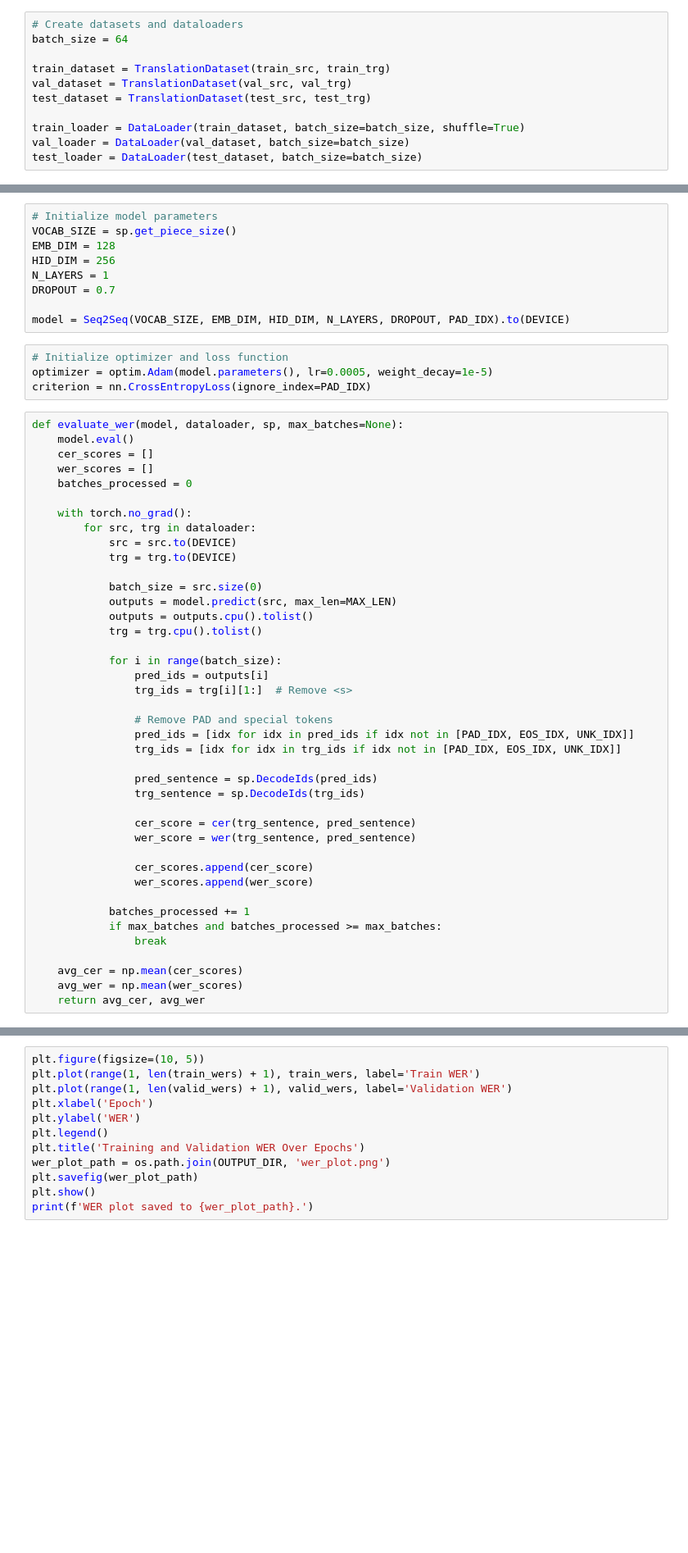
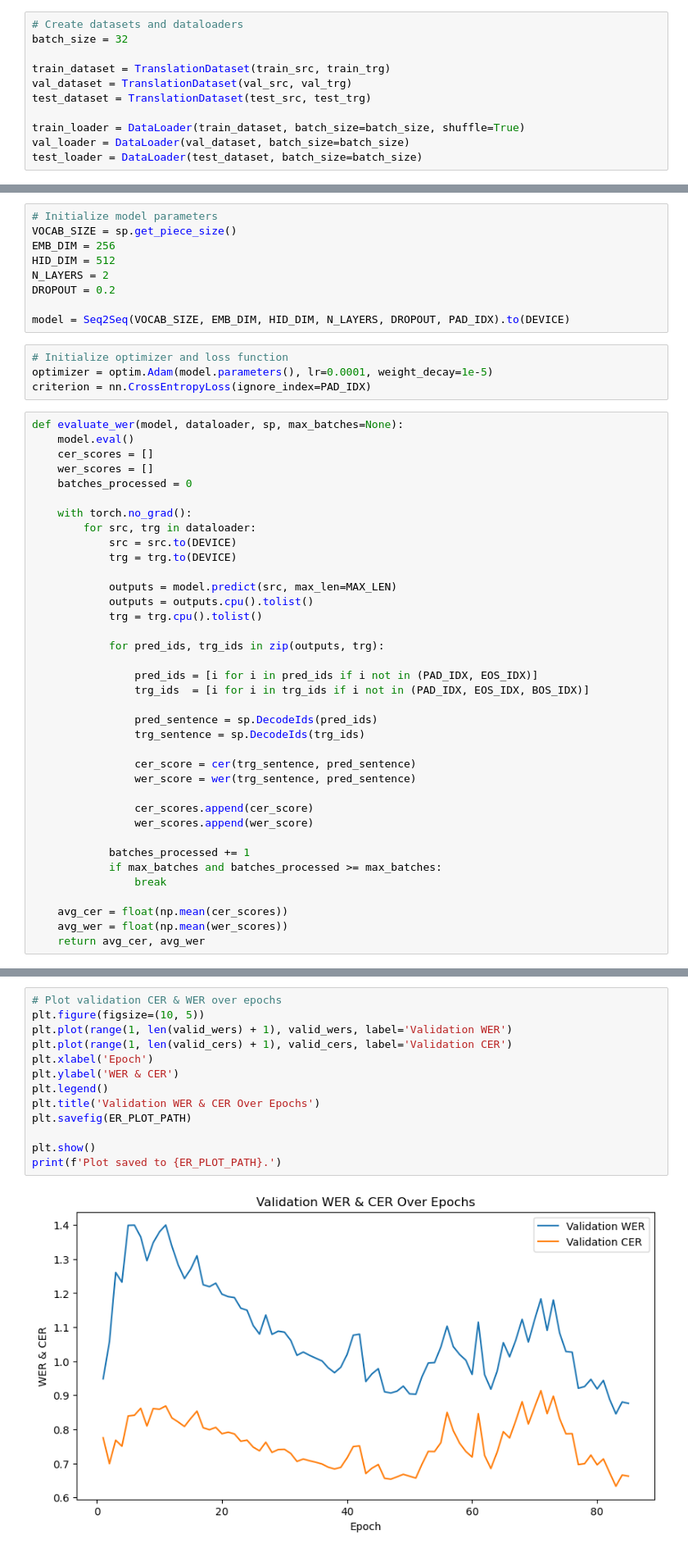
Before and after one commit to AAEA132/informal_to_formal, a Jupyter notebook: subword/lstm_subword.ipynb, the cells around one changed output, grey strips where cells are left out. Shown at 82% size. Drawn from its saved outputs; the diff is of its cells as text; blank space fills up the shorter version.

```diff
--- a/subword/lstm_subword.ipynb
+++ b/subword/lstm_subword.ipynb
@@ -181,7 +224,7 @@ class TranslationDataset(Dataset):
         return src_ids, trg_ids
 # %%
 # Create datasets and dataloaders
-batch_size = 64
+batch_size = 32
 
 train_dataset = TranslationDataset(train_src, train_trg)
 val_dataset = TranslationDataset(val_src, val_trg)
@@ -239,15 +287,15 @@ class Seq2Seq(nn.Module):
 # %%
 # Initialize model parameters
 VOCAB_SIZE = sp.get_piece_size()
-EMB_DIM = 128
-HID_DIM = 256
-N_LAYERS = 1
-DROPOUT = 0.7
+EMB_DIM = 256
+HID_DIM = 512
+N_LAYERS = 2
+DROPOUT = 0.2
 
 model = Seq2Seq(VOCAB_SIZE, EMB_DIM, HID_DIM, N_LAYERS, DROPOUT, PAD_IDX).to(DEVICE)
 # %%
 # Initialize optimizer and loss function
-optimizer = optim.Adam(model.parameters(), lr=0.0005, weight_decay=1e-5)
+optimizer = optim.Adam(model.parameters(), lr=0.0001, weight_decay=1e-5)
 criterion = nn.CrossEntropyLoss(ignore_index=PAD_IDX)
 # %%
 def evaluate_wer(model, dataloader, sp, max_batches=None):
@@ -261,18 +309,14 @@ def evaluate_wer(model, dataloader, sp, max_batches=None):
             src = src.to(DEVICE)
             trg = trg.to(DEVICE)
 
-            batch_size = src.size(0)
             outputs = model.predict(src, max_len=MAX_LEN)
             outputs = outputs.cpu().tolist()
             trg = trg.cpu().tolist()
 
-            for i in range(batch_size):
-                pred_ids = outputs[i]
-                trg_ids = trg[i][1:]  # Remove <s>
+            for pred_ids, trg_ids in zip(outputs, trg):
 
-                # Remove PAD and special tokens
-                pred_ids = [idx for idx in pred_ids if idx not in [PAD_IDX, EOS_IDX, UNK_IDX]]
-                trg_ids = [idx for idx in trg_ids if idx not in [PAD_IDX, EOS_IDX, UNK_IDX]]
+                pred_ids = [i for i in pred_ids if i not in (PAD_IDX, EOS_IDX)]
+                trg_ids  = [i for i in trg_ids if i not in (PAD_IDX, EOS_IDX, BOS_IDX)]
 
                 pred_sentence = sp.DecodeIds(pred_ids)
                 trg_sentence = sp.DecodeIds(trg_ids)
@@ -287,8 +331,8 @@ def evaluate_wer(model, dataloader, sp, max_batches=None):
             if max_batches and batches_processed >= max_batches:
                 break
 
-    avg_cer = np.mean(cer_scores)
-    avg_wer = np.mean(wer_scores)
+    avg_cer = float(np.mean(cer_scores))
+    avg_wer = float(np.mean(wer_scores))
     return avg_cer, avg_wer
 # %%
 # Training loop
@@ -397,12 +520,15 @@ print(f'Loss plot saved to {LOSS_PLOT_PATH}.')
 # %%
+# Plot validation CER & WER over epochs
 plt.figure(figsize=(10, 5))
-plt.plot(range(1, len(train_wers) + 1), train_wers, label='Train WER')
 plt.plot(range(1, len(valid_wers) + 1), valid_wers, label='Validation WER')
+plt.plot(range(1, len(valid_cers) + 1), valid_cers, label='Validation CER')
 plt.xlabel('Epoch')
-plt.ylabel('WER')
+plt.ylabel('WER & CER')
 plt.legend()
-plt.title('Training and Validation WER Over Epochs')
-wer_plot_path = os.path.join(OUTPUT_DIR, 'wer_plot.png')
-plt.savefig(wer_plot_path)
+plt.title('Validation WER & CER Over Epochs')
+plt.savefig(ER_PLOT_PATH)
+
 plt.show()
-print(f'WER plot saved to {wer_plot_path}.')
+print(f'Plot saved to {ER_PLOT_PATH}.')
+# %% [output]
+[figure, added]
```
Also changed, not shown: parts of 21 cells of this notebook, 1 other file.
